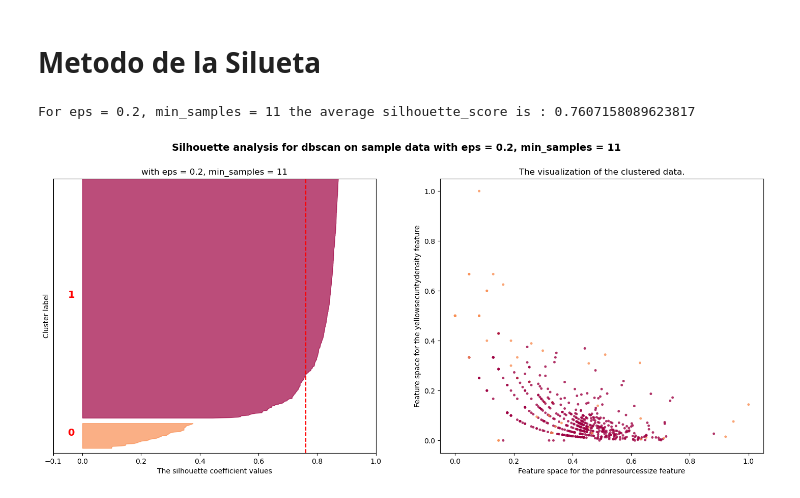
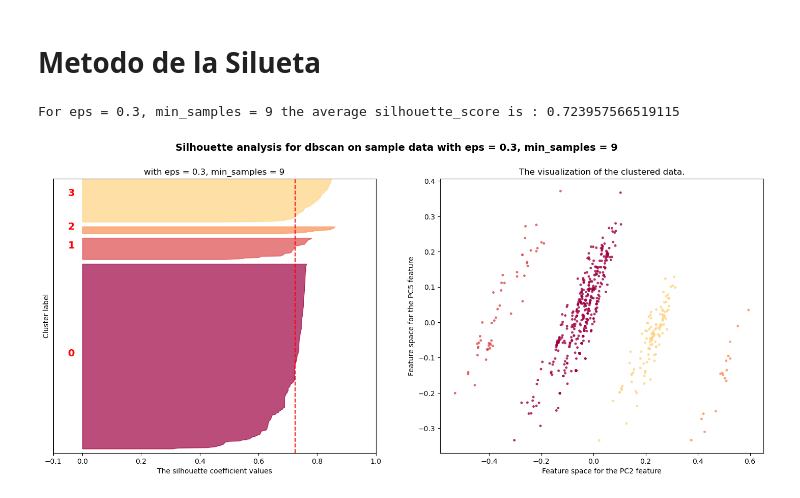
Before and after one commit to 00Fede/incubadora-aplicaciones, a Jupyter notebook: Model_Implementation.ipynb, the cells around one changed output. Cells and saved outputs as stored; diff of their text form; code cells hidden in the pictures.

Commit message:
DBScan con PCA

```diff
--- a/Model_Implementation.ipynb
+++ b/Model_Implementation.ipynb
@@ -23,10 +24,2 @@ df = pd.read_csv('data/fact_application_v2_preprocessed.csv')
 # %% [markdown]
 # Implementación del modelo
-# %%
-# apply dbscan
-from sklearn.cluster import DBSCAN
-
-# Compute DBSCAN
-db = DBSCAN(eps=0.2, min_samples=11).fit(df.drop(columns=['applicationcode']))
-labels = db.labels_
-df['Cluster'] = labels
@@ -32,0 +54,8 @@ df['Cluster'] = labels
+# %%
+# apply dbscan
+model = DBSCAN(eps=0.3, min_samples=10)
+model.fit(df)
+y_dbscan = model.labels_
+n_clusters = len(set(y_dbscan)) - (1 if -1 in y_dbscan else 0)
+n_noise = list(y_dbscan).count(-1)
+print(f"clusters: {n_clusters}, noise: {n_noise}")
@@ -32,0 +64,5 @@ df['Cluster'] = labels
+# %%
+df['cluster'] = y_dbscan
+#df0 = df0[df0['cluster'] != -1]
+
+sns.pairplot(df, hue='cluster', palette='Dark2', diag_kind='kde', height=1.85)
@@ -62,23 +86,24 @@ df.groupby('Cluster').mean().T
 ## apply silhouette score
 from sklearn.metrics import silhouette_samples, silhouette_score
 
-
-for K in [0.2]:
-    for M in range(11,12):
+df0 = df[df['cluster'] != -1]
+for K in [0.3]:
+    for M in range(9,10):
         fig, (ax1, ax2) = plt.subplots(1, 2)
         fig.set_size_inches(18, 7)
 
         ax1.set_xlim([-0.1, 1])
-        ax1.set_ylim([0, len(df) + (K + 1) * 15])
+        ax1.set_ylim([0, len(df0) + (K + 1) * 15])
 
         db = DBSCAN(eps=K, min_samples=M)
-        db.fit(df.drop(columns=['applicationcode']))
+        db.fit(df0)
         clusters = db.labels_
+        clusters = db.labels_[db.labels_ != -1]
 
-        silhouette_avg = silhouette_score(df.drop(columns=['applicationcode']), clusters)
+        silhouette_avg = silhouette_score(df0, clusters)
         print(f"For eps = {K}, min_samples = {M} the average silhouette_score is : {silhouette_avg}")
 
-        sample_silhouette_values = silhouette_samples(df.drop(columns=['applicationcode']), clusters)
+        sample_silhouette_values = silhouette_samples(df0, clusters)
 
         y_lower = 10
         for i in np.unique( clusters ):
@@ -101,42 +126,42 @@ for K in [0.2]:
             ax1.text(
                 -0.05,
                 y_lower + 0.5 * size_cluster_i,
-                str(int(i+1)),
+                str(i),
                 color="red",
                 fontweight="bold",
                 fontsize=14,
                 )
 
             y_lower = y_upper + 10
 
 
         ax1.set_title(f"with eps = {K}, min_samples = {M}")
         ax1.set_xlabel("The silhouette coefficient values")
         ax1.set_ylabel("Cluster label")
 
         ax1.axvline(x=silhouette_avg, color="red", linestyle="--")
 
         ax1.set_yticks([])
         ax1.set_xticks([-0.1, 0, 0.2, 0.4, 0.6, 0.8, 1])
 
         colors = plt.colormaps.get_cmap("Spectral")(abs(clusters.astype(float))*0.5 / len(np.unique( clusters )))
-        ax2.scatter(df['pdnresourcessize'], df['yellowsecuritydensity'], marker='.', s=50, lw=0, alpha=0.8, c=colors, edgecolor='k')
+        ax2.scatter(df0['PC2'], df0['PC5'], marker='.', s=50, lw=0, alpha=0.8, c=colors, edgecolor='k')
 
         ax2.set_title("The visualization of the clustered data.")
-        ax2.set_xlabel("Feature space for the pdnresourcessize feature")
-        ax2.set_ylabel("Feature space for the yellowsecuritydensity feature")
+        ax2.set_xlabel("Feature space for the PC2 feature")
+        ax2.set_ylabel("Feature space for the PC5 feature")
 
         plt.suptitle(
             (
                 f"Silhouette analysis for dbscan on sample data "
                 f"with eps = {K}, min_samples = {M}"
             ),
             fontsize=14,
             fontweight="bold",
             )
 
         # insert
         plt.show()
 # %% [output]
-For eps = 0.2, min_samples = 11 the average silhouette_score is : 0.7607158089623817
+For eps = 0.3, min_samples = 9 the average silhouette_score is : 0.723957566519115
-[figure, old version]
+[figure, new version]
```
Also changed, not shown: parts of 26 cells of this notebook, 3 other files.
